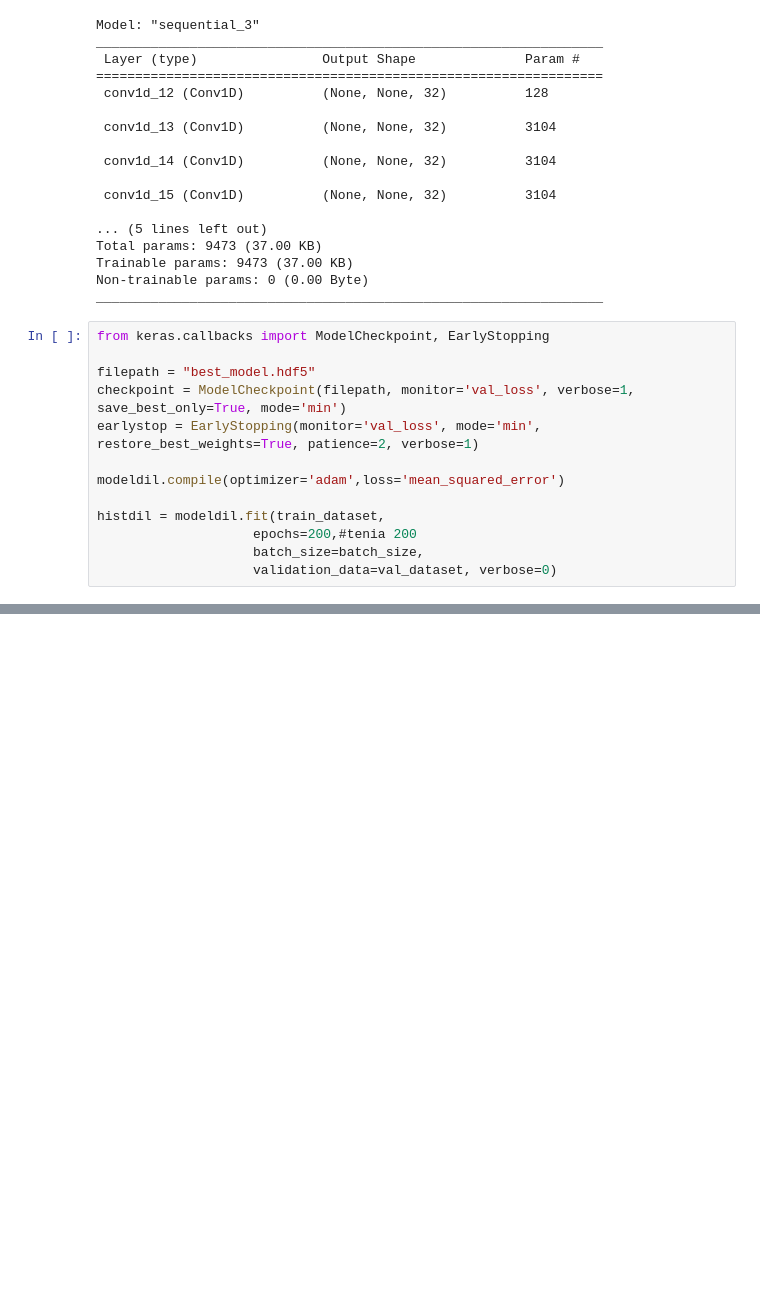
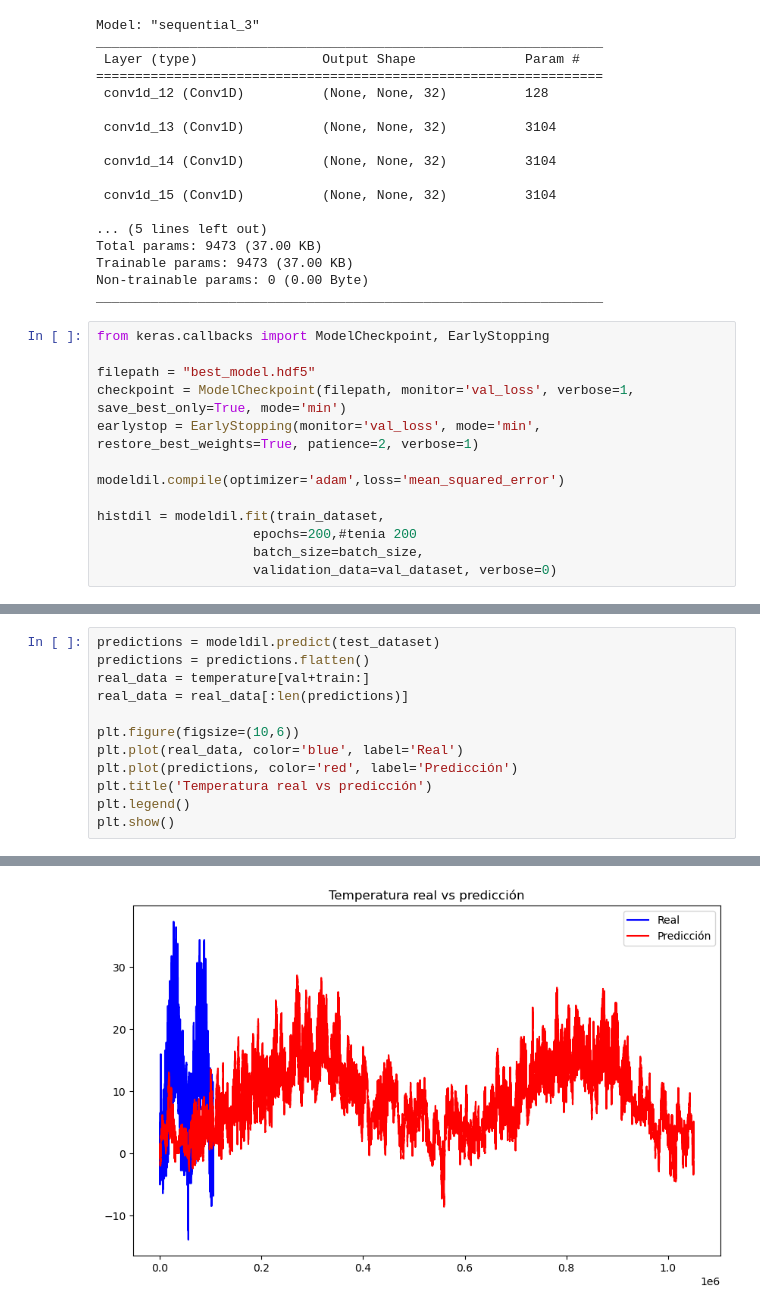
Before and after one commit to RZeusHerMun/Predicciones-de-Temperatura, a Jupyter notebook: Predicciones-de-Temperatura.ipynb, the cells around one changed output, grey strips where cells are left out. Cells and saved outputs as stored; diff of their text form; blank space fills up the shorter version.

```diff
--- a/Predicciones-de-Temperatura.ipynb
+++ b/Predicciones-de-Temperatura.ipynb
@@ -404,0 +416,13 @@ histdil = modeldil.fit(train_dataset,
+# %%
+predictions = modeldil.predict(test_dataset)
+predictions = predictions.flatten()
+real_data = temperature[val+train:]
+real_data = real_data[:len(predictions)]
+
+plt.figure(figsize=(10,6))
+plt.plot(real_data, color='blue', label='Real')
+plt.plot(predictions, color='red', label='Predicción')
+plt.title('Temperatura real vs predicción')
+plt.legend()
+plt.show()
+# %% [output]
@@ -404,0 +430 @@ histdil = modeldil.fit(train_dataset,
+[figure, added]
```
Also changed, not shown: parts of 7 cells of this notebook.
